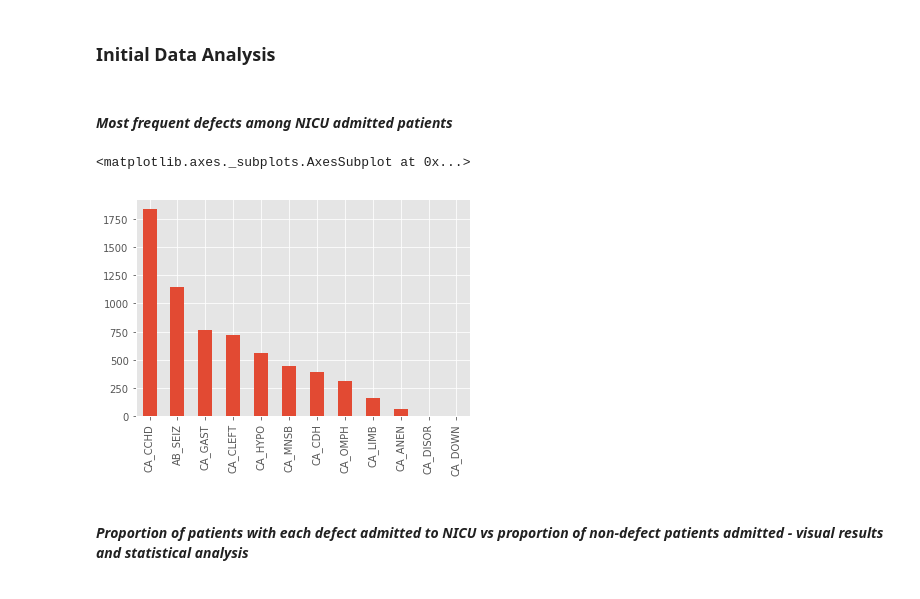
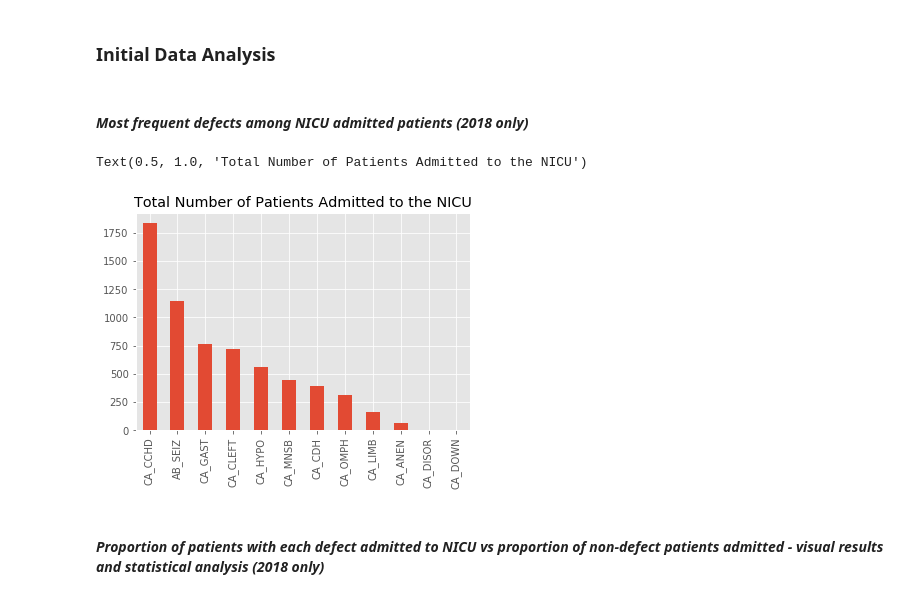
Before and after one commit to AronBerke/CDC_Natality_Analysis, a Jupyter notebook: Aron/SQL_Connection_and_Initial_Analysis.ipynb, the cells around one changed output. Saved outputs shown, nothing was run; the diff lists cells and outputs as text; code cells hidden in the pictures.

```diff
--- a/Aron/SQL_Connection_and_Initial_Analysis.ipynb
+++ b/Aron/SQL_Connection_and_Initial_Analysis.ipynb
@@ -37,7 +37,7 @@ def create_table_from_SQL(user, database, password, query):
 # %% [markdown]
 ### Initial Data Analysis
 # %% [markdown]
-#### *Most frequent defects among NICU admitted patients*
+#### *Most frequent defects among NICU admitted patients (2018 only)*
 # %%
 query = "SELECT CA_ANEN, CA_MNSB, CA_CCHD, CA_CDH, CA_OMPH,\
         CA_GAST, CA_LIMB, CA_CLEFT, CA_DOWN, CA_DISOR, CA_HYPO, AB_SEIZ\
@@ -45,13 +45,14 @@ query = "SELECT CA_ANEN, CA_MNSB, CA_CCHD, CA_CDH, CA_OMPH,\
         WHERE AB_NICU = 'Y'\
         LIMIT 0, 4000000"
 # %%
-nicu_defect = create_table_from_SQL('root','cdc_project','**********', query)
+nicu_defect = create_table_from_SQL('root','cdc_project','AquiBerk2!', query)
 # %%
 #Cyanotic Congenital Heart Disease, seizures, Gastroschisis show up most frequently among
 #NICU admitted patients
 nicu_defect.apply(lambda x: sum(x=='Y'), axis=0).sort_values(ascending=False).plot.bar()
+plt.title('Total Number of Patients Admitted to the NICU')
 # %% [output]
-<matplotlib.axes._subplots.AxesSubplot at 0x...>
+Text(0.5, 1.0, 'Total Number of Patients Admitted to the NICU')
-[figure, old version]
+[figure, new version]
 # %% [markdown]
-#### *Proportion of patients with each defect admitted to NICU vs proportion of non-defect patients admitted - visual results and statistical analysis*
+#### *Proportion of patients with each defect admitted to NICU vs proportion of non-defect patients admitted - visual results and statistical analysis (2018 only)*
```
Also changed, not shown: parts of 7 cells of this notebook, 1 other file.
